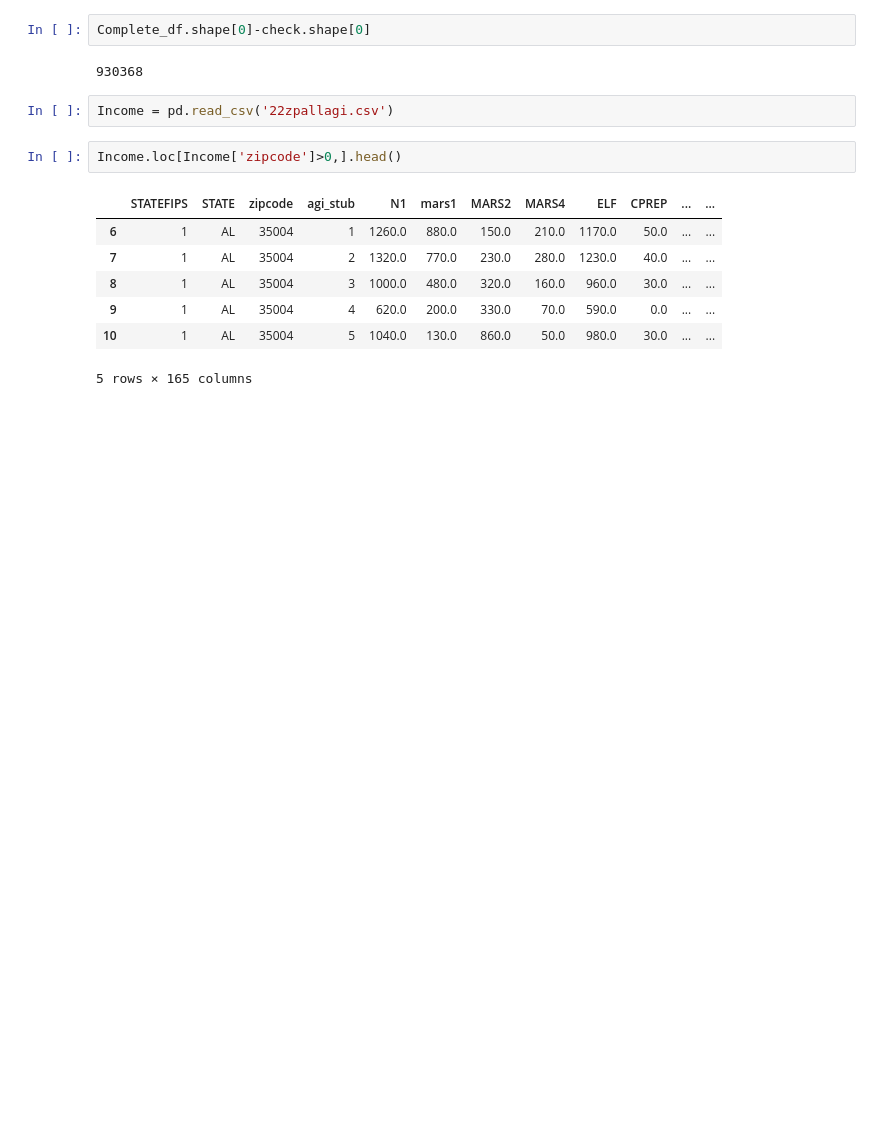
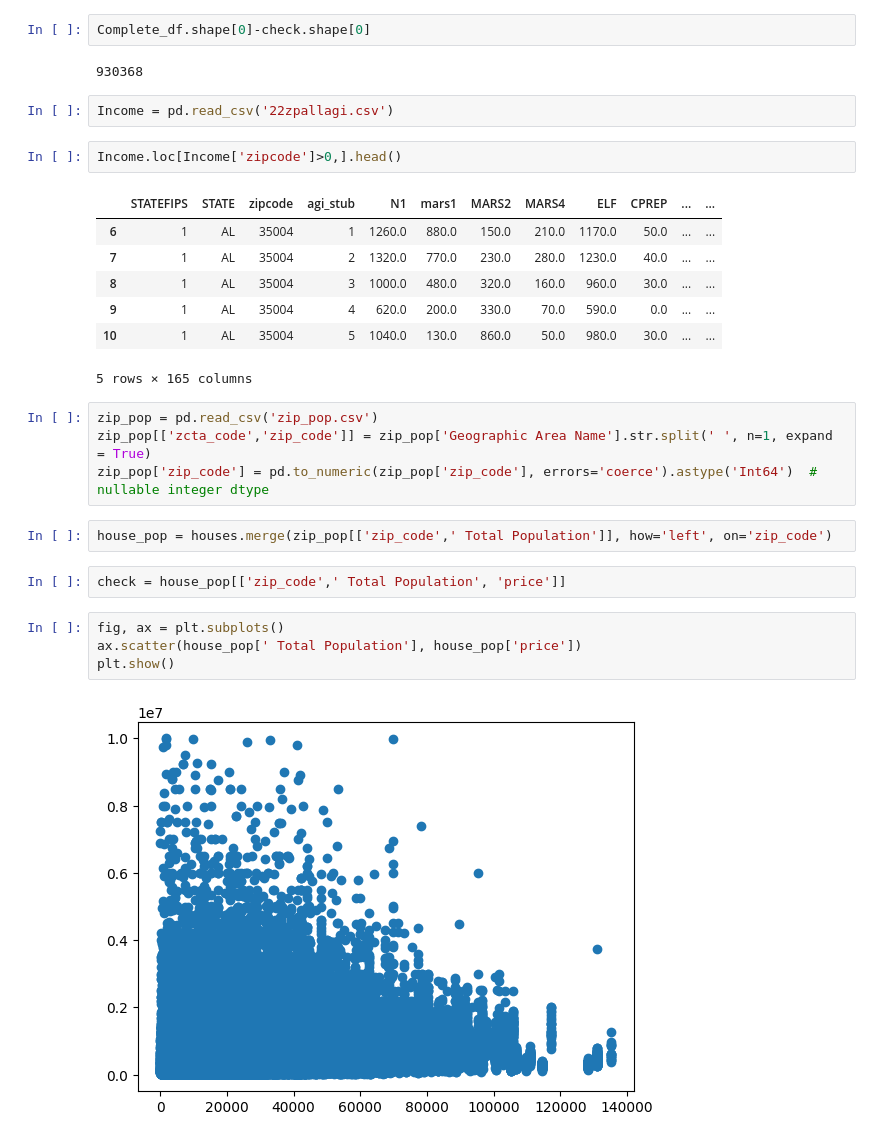
Before and after one commit to et-lang225/House_Prices_Project, a Jupyter notebook: houses_explore.ipynb, the cells around one changed output. Saved outputs shown, nothing was run; the diff lists cells and outputs as text; blank space fills up the shorter version.

Commit message:
added population data

```diff
--- a/houses_explore.ipynb
+++ b/houses_explore.ipynb
@@ -149,3 +149,17 @@ Income.loc[Income['zipcode']>0,].head()
 | 9 | 1 | AL | 35004 | 4 | 620.0 | 200.0 | 330.0 | 70.0 | 590.0 | 0.0 | ... | ... |
 | 10 | 1 | AL | 35004 | 5 | 1040.0 | 130.0 | 860.0 | 50.0 | 980.0 | 30.0 | ... | ... |
 5 rows × 165 columns
+# %%
+zip_pop = pd.read_csv('zip_pop.csv')
+zip_pop[['zcta_code','zip_code']] = zip_pop['Geographic Area Name'].str.split(' ', n=1, expand = True)
+zip_pop['zip_code'] = pd.to_numeric(zip_pop['zip_code'], errors='coerce').astype('Int64')  # nullable integer dtype
+# %%
+house_pop = houses.merge(zip_pop[['zip_code',' Total Population']], how='left', on='zip_code')
+# %%
+check = house_pop[['zip_code',' Total Population', 'price']]
+# %%
+fig, ax = plt.subplots()
+ax.scatter(house_pop[' Total Population'], house_pop['price'])
+plt.show()
+# %% [output]
+[figure, added]
```
